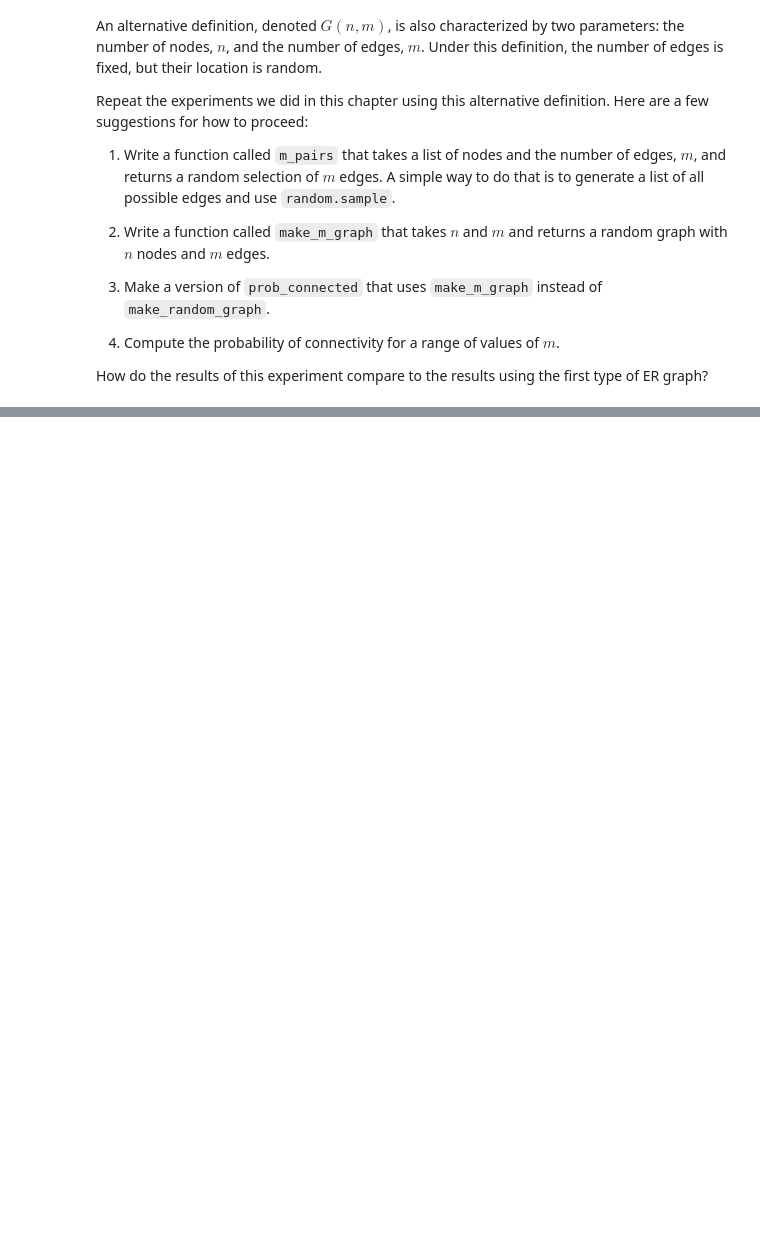
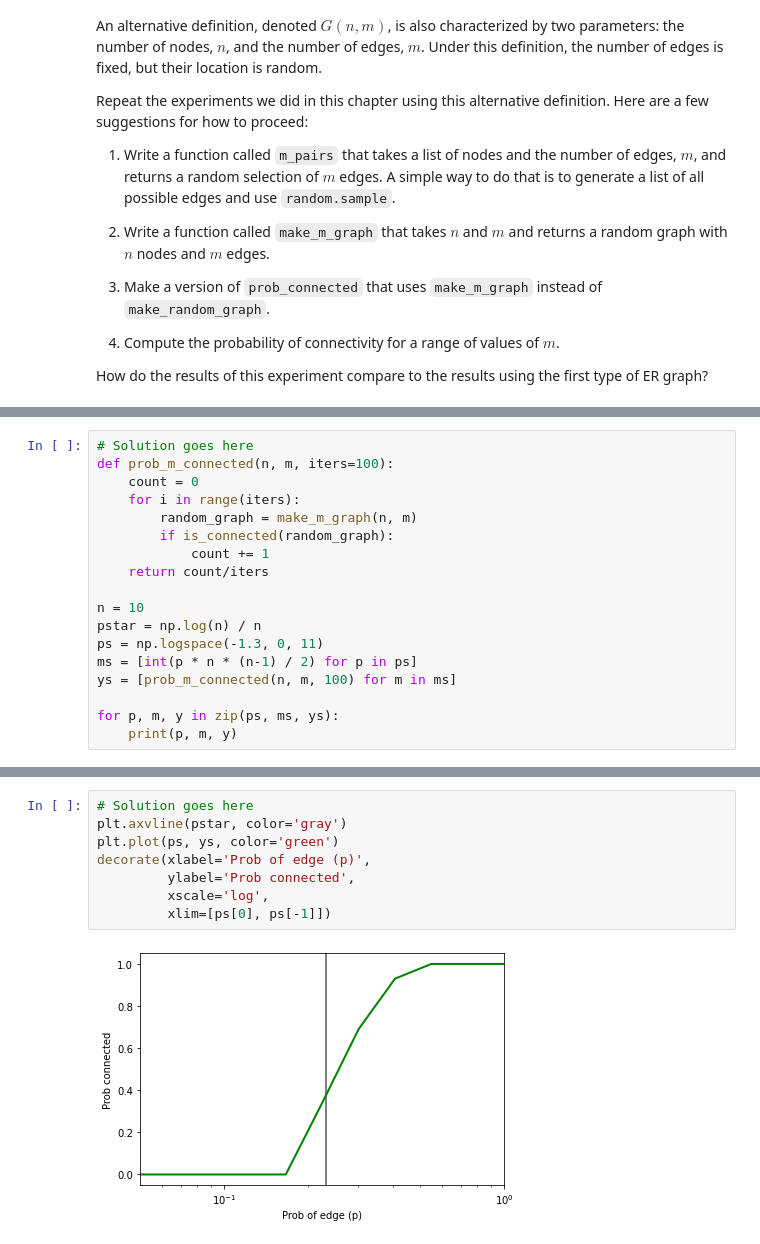
Before and after one commit to anferneealviar99/ThinkComplexity2, a Jupyter notebook: notebooks/chap02.ipynb, the cells around one changed output, grey strips where cells are left out. Saved outputs shown, nothing was run; the diff lists cells and outputs as text; blank space fills up the shorter version.

```diff
--- a/notebooks/chap02.ipynb
+++ b/notebooks/chap02.ipynb
@@ -516,0 +600,18 @@ m_graph.number_of_edges()
+# %%
+# Solution goes here
+def prob_m_connected(n, m, iters=100):
+    count = 0
+    for i in range(iters):
+        random_graph = make_m_graph(n, m)
+        if is_connected(random_graph):
+            count += 1
+    return count/iters
+
+n = 10
+pstar = np.log(n) / n
+ps = np.logspace(-1.3, 0, 11)
+ms = [int(p * n * (n-1) / 2) for p in ps]
+ys = [prob_m_connected(n, m, 100) for m in ms]
+
+for p, m, y in zip(ps, ms, ys):
+    print(p, m, y)
@@ -516,0 +636,10 @@ m_graph.number_of_edges()
+# %%
+# Solution goes here
+plt.axvline(pstar, color='gray')
+plt.plot(ps, ys, color='green')
+decorate(xlabel='Prob of edge (p)',
+         ylabel='Prob connected',
+         xscale='log',
+         xlim=[ps[0], ps[-1]])
+# %% [output]
+[figure, added]
```
Also changed, not shown: parts of 13 cells of this notebook, 2 other files.
